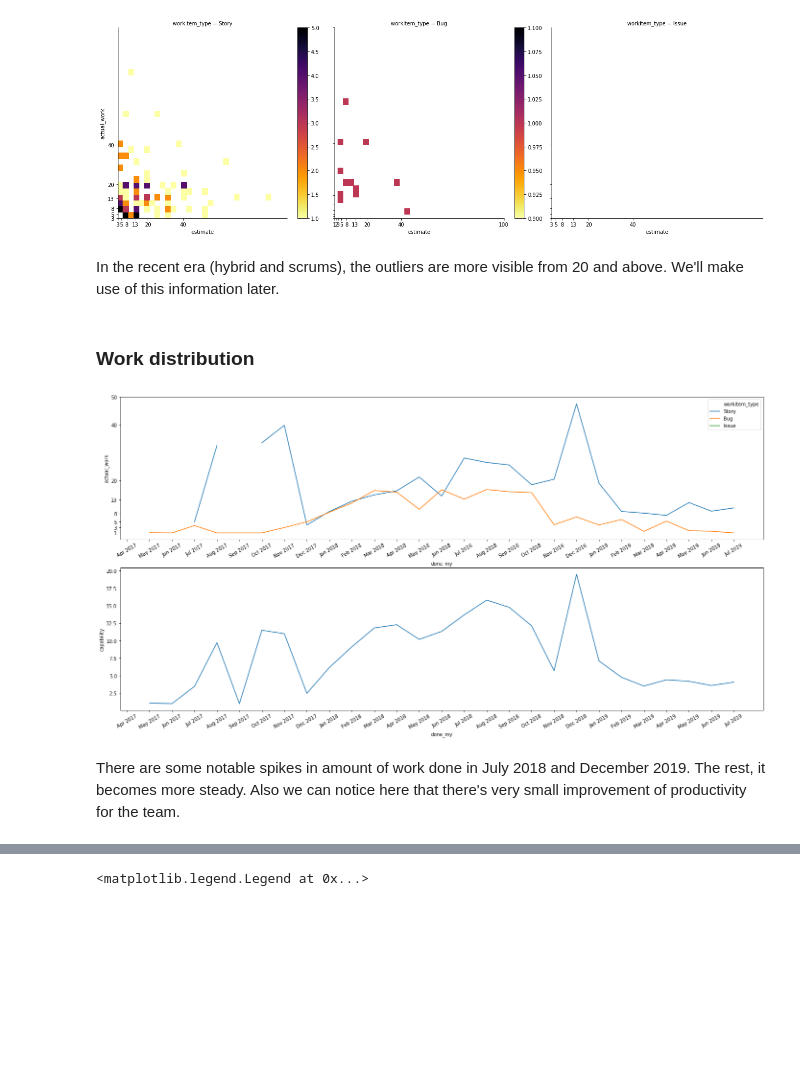
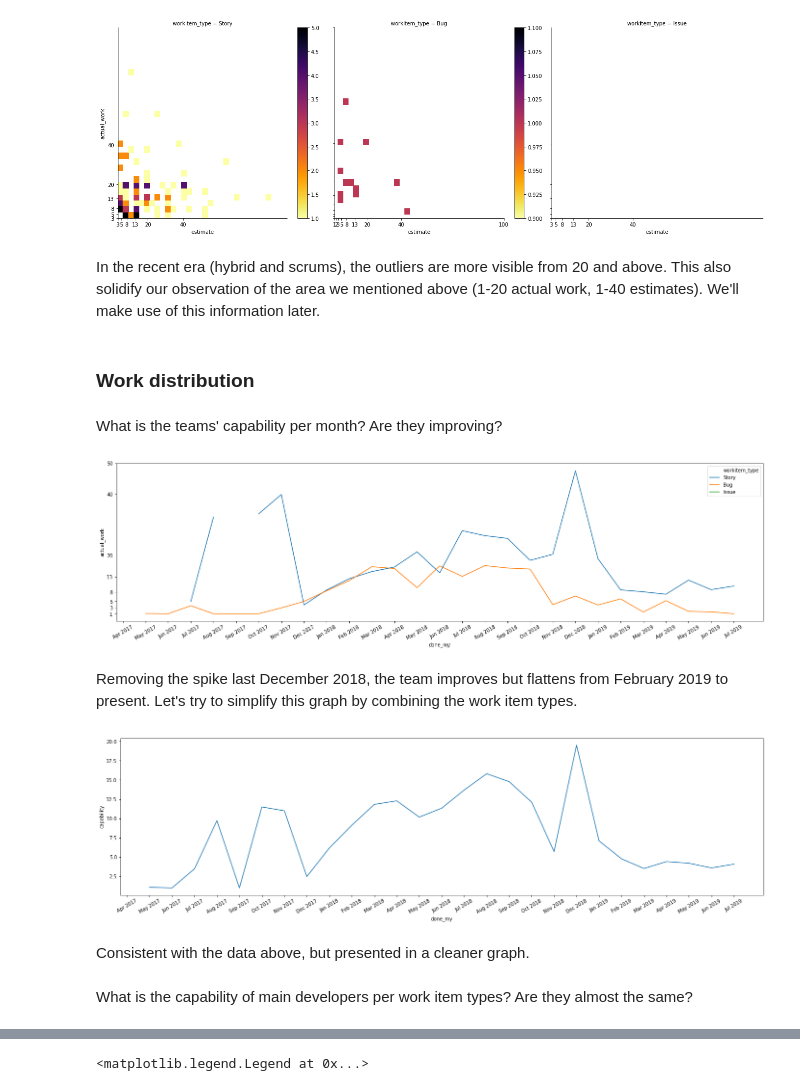
Before and after one commit to netxph/wi-analysis, a Jupyter notebook: tfs-explore.ipynb, the cells around one changed output, grey strips where cells are left out. Saved outputs shown, nothing was run; the diff lists cells and outputs as text; code cells hidden in the pictures; blank space fills up the shorter version.

Commit message:
add comments to codes; add more commentaries to graphs

```diff
--- a/tfs-explore.ipynb
+++ b/tfs-explore.ipynb
@@ -795,27 +946,43 @@ g.map(hist2grid, 'estimate', 'actual_work')
 <seaborn.axisgrid.FacetGrid at 0x...>
 [figure]
 # %% [markdown]
-In the recent era (hybrid and scrums), the outliers are more visible from 20 and above. We'll make use of this information later.
+In the recent era (hybrid and scrums), the outliers are more visible from 20 and above. This also solidify our observation of the area we mentioned above (1-20 actual work, 1-40 estimates). We'll make use of this information later.
 # %% [markdown]
 ### Work distribution
+# %% [markdown]
+What is the teams' capability per month? Are they improving?
 # %%
+# line plot trends for the average actual days of work classified by work item type
+
+# get the average actual_work, per month
 work_actual_mean = workitems_scrums.groupby(['done_year', 'done_month', 'done_my', 'workitem_type']).actual_work.mean().reset_index()
 
-plt.figure(figsize = (24, 12))
-plt.subplot(2, 1, 1)
+plt.figure(figsize = (24, 6))
+
 g = sb.lineplot(data = work_actual_mean, x = 'done_my', y = 'actual_work', hue = 'workitem_type')
 plt.yticks([1, 3, 5, 8, 13, 20, 40, 50]);
 plt.draw()
-g.set_xticklabels(g.get_xticklabels(), rotation = 30)
-
-plt.subplot(2, 1, 2)
-team_cap = workitems_scrums[workitems.workitem_type != 'Issue'].groupby('done_my').agg({'actual_work': 'sum', 'wi_weight' : 'sum'}).reset_index()
-team_cap.loc[team_cap.wi_weight != 0, 'capability'] = team_cap.actual_work / team_cap.wi_weight
-g = sb.lineplot(data = team_cap, x = 'done_my', y = 'capability')
-plt.draw()
 g.set_xticklabels(g.get_xticklabels(), rotation = 30);
 # %% [output]
-[figure, old version]
+[figure, new version]
-# %% [markdown]
-There are some notable spikes in amount of work done in July 2018 and December 2019. The rest, it becomes more steady. Also we can notice here that there's very small improvement of productivity for the team.
+# %% [markdown]
+Removing the spike last December 2018, the team improves but flattens from February 2019 to present. Let's try to simplify this graph by combining the work item types.
+# %%
+# team capability per month, now computed with workitem types properly summed with weights
+plt.figure(figsize = (24, 6))
+
+#get the sum of actual work and sum of total number of work
+team_cap = workitems_scrums[workitems.workitem_type != 'Issue'].groupby('done_my').agg({'actual_work': 'sum', 'wi_weight' : 'sum'}).reset_index()
+
+# capability = total actual work days / total work done with weights
+team_cap.loc[team_cap.wi_weight != 0, 'capability'] = team_cap.actual_work / team_cap.wi_weight
+g = sb.lineplot(data = team_cap, x = 'done_my', y = 'capability')
+plt.draw() # hack, get_xticklabels needs to be drawn first
+g.set_xticklabels(g.get_xticklabels(), rotation = 30);
+# %% [output]
+[figure, added]
+# %% [markdown]
+Consistent with the data above, but presented in a cleaner graph.
+# %% [markdown]
+What is the capability of main developers per work item types? Are they almost the same?
 # %%
```
Also changed, not shown: parts of 163 cells of this notebook, 3 other files.
